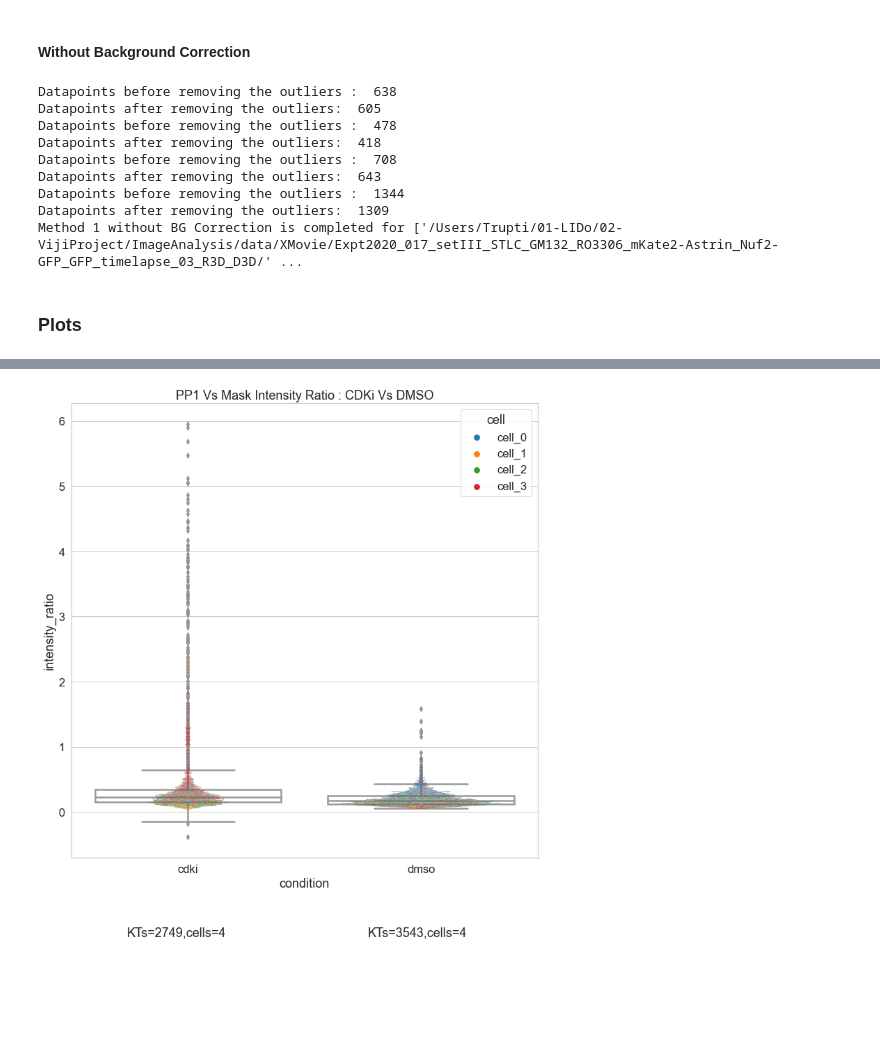
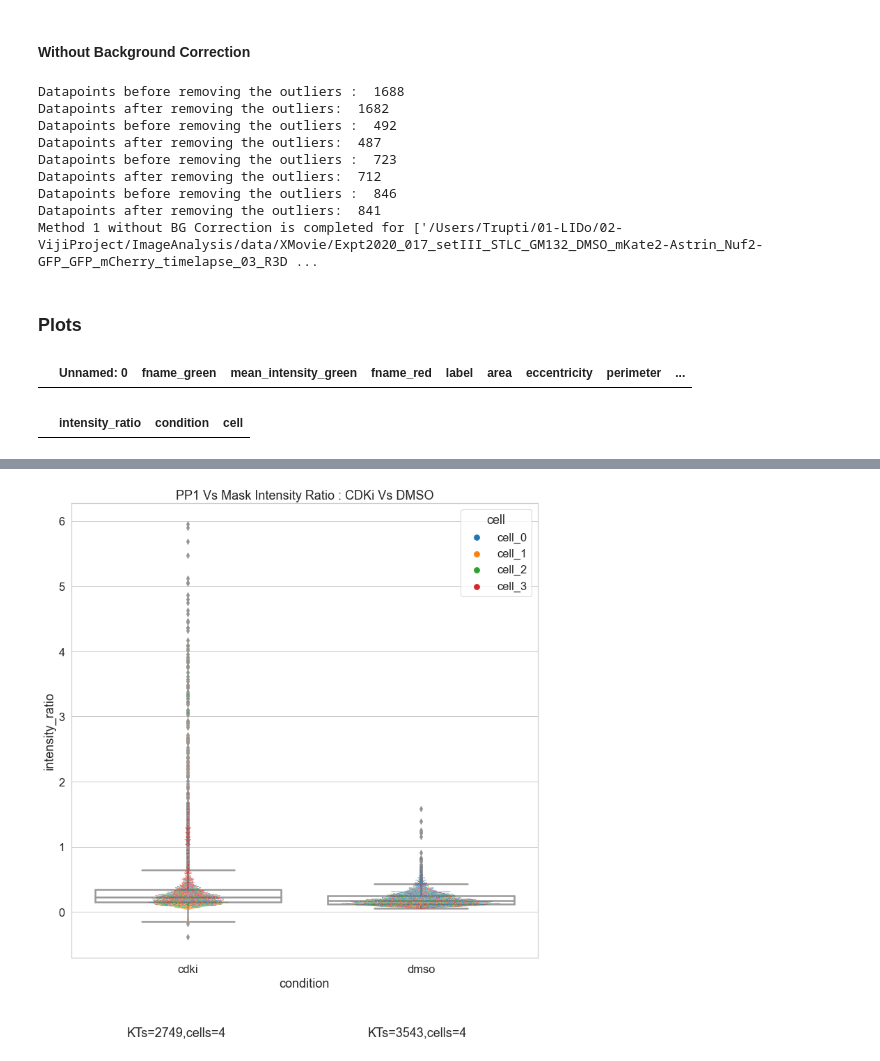
Before and after one commit to TruptiAG/ImageAnalysis, a Jupyter notebook: Analysis-Method1.ipynb, the cells around one changed output, grey strips where cells are left out. Drawn from its saved outputs; the diff is of its cells as text; code cells hidden in the pictures; blank space fills up the shorter version.

```diff
--- a/Analysis-Method1.ipynb
+++ b/Analysis-Method1.ipynb
@@ -23,7 +23,8 @@ import os
 # path to the local folder for the notebooks
 BASE_DIR="/Users/Trupti/01-LIDo/02-VijiProject/ImageAnalysis/"
 #path to the image folder.
-IMAGE_DIR=BASE_DIR + "data/XMovie/"#os.path.join(path,"data","")
+IMAGE_DIR=BASE_DIR + "data/XMovie/"
+CSV_DIR = BASE_DIR + "AnalysisMethods/AnalysisResults/XMovie/csvs/"
 # %% [markdown]
 #### A List for the Images Folders
 # %%
@@ -73,30 +85,39 @@ Method 1 with BG Correction is completed for ['/Users/Trupti/01-LIDo/02-VijiProj
 # %%
 # uncomment the path for dmso and cdki and run this cell again
 
-#fol_path=list_cloning(dmso_path)
-fol_path=list_cloning(cdki_path)
+fol_path=list_cloning(dmso_path)
+#fol_path=list_cloning(cdki_path)
 
 for i in range(len(fol_path)):
     df_green,df_red=prewitt_method1_noBG(fol_path[i])
     df_No_bg=pd.merge(df_green, df_red,  how='outer',on=['label','area','eccentricity','perimeter'],suffixes=('_green', '_red'))
     df_No_bg['intensity_ratio'] = df_No_bg['mean_intensity_green']/df_No_bg['mean_intensity_red']
     print("Datapoints before removing the outliers : " ,len(df_No_bg))
-    df_No_bg.to_csv(os.path.join(fol_path[i],'ParticleMeasurements-WithOut_BGCorrection'+'.csv')) # write to csv before removing the outliers
+
+    directory=fol_path[i].split('/')[-2].split('.')[0] # to create a folder per experiment to save csvs
+    path = os.path.join(CSV_DIR, directory)
+    try:
+        os.makedirs(path)
+    except FileExistsError:
+    # directory already exists
+        pass
+
+    df_No_bg.to_csv(CSV_DIR + directory + '/' + 'ParticleMeasurements-WithOut_BGCorrection'+'.csv') # write to csv before removing the outliers
     df_No_bg=outliers(df_No_bg)
-    df_bg.to_csv(os.path.join(fol_path[i],'ParticleMeasurements-OutlierRemoved-WithOut-BGCorrection'+'.csv')) # write to csv after removing the outliers
+    df_bg.to_csv(CSV_DIR + directory + '/' + 'ParticleMeasurements-OutlierRemoved-WithOut-BGCorrection'+'.csv') # write to csv after removing the outliers
     print("Datapoints after removing the outliers: " ,len(df_No_bg))
 
 print("Method 1 without BG Correction is completed for %s folders"%(fol_path))
 # %% [output]
-Datapoints before removing the outliers :  638
-Datapoints after removing the outliers:  605
-Datapoints before removing the outliers :  478
-Datapoints after removing the outliers:  418
-Datapoints before removing the outliers :  708
-Datapoints after removing the outliers:  643
-Datapoints before removing the outliers :  1344
-Datapoints after removing the outliers:  1309
-Method 1 without BG Correction is completed for ['/Users/Trupti/01-LIDo/02-VijiProject/ImageAnalysis/data/XMovie/Expt2020_017_setIII_STLC_GM132_RO3306_mKate2-Astrin_Nuf2-GFP_GFP_timelapse_03_R3D_D3D/' ...
+Datapoints before removing the outliers :  1688
+Datapoints after removing the outliers:  1682
+Datapoints before removing the outliers :  492
+Datapoints after removing the outliers:  487
+Datapoints before removing the outliers :  723
+Datapoints after removing the outliers:  712
+Datapoints before removing the outliers :  846
+Datapoints after removing the outliers:  841
+Method 1 without BG Correction is completed for ['/Users/Trupti/01-LIDo/02-VijiProject/ImageAnalysis/data/XMovie/Expt2020_017_setIII_STLC_GM132_DMSO_mKate2-Astrin_Nuf2-GFP_GFP_mCherry_timelapse_03_R3D ...
 # %% [markdown]
 ### Plots
 # %%
@@ -111,15 +132,21 @@ GRAPH_DIR=BASE_DIR + "AnalysisMethods/AnalysisResults/XMovie/graphs/"
 # dmso vs cdki
 # The paths are for the generated csv files
 
-dmso_path=[IMAGE_DIR + "Expt2020_017_setIII_STLC_GM132_DMSO_mKate2-Astrin_Nuf2-GFP_GFP_mCherry_timelapse_03_R3D_D3D/",
-          IMAGE_DIR + "Expt2020_017_setIII_STLC_GM132_DMSO_mKate2-Astrin_Nuf2-GFP_GFP_mCherry_timelapse_05_R3D_D3D/",
-          IMAGE_DIR + "Expt2020_017_setV_STLC_MG132_DMSO_mKate2-Astrin_Nuf2-GFP_GFP_mCherry_01_R3D_D3D/",
-          IMAGE_DIR + "Expt2020_017_setV_STLC_MG132_DMSO_mKate2-Astrin_Nuf2-GFP_GFP_mCherry_02_R3D_D3D/"]
+dmso_path=[CSV_DIR + "Expt2020_017_setIII_STLC_GM132_DMSO_mKate2-Astrin_Nuf2-GFP_GFP_mCherry_timelapse_03_R3D_D3D/",
+          CSV_DIR + "Expt2020_017_setIII_STLC_GM132_DMSO_mKate2-Astrin_Nuf2-GFP_GFP_mCherry_timelapse_05_R3D_D3D/",
+          CSV_DIR + "Expt2020_017_setV_STLC_MG132_DMSO_mKate2-Astrin_Nuf2-GFP_GFP_mCherry_01_R3D_D3D/",
+          CSV_DIR + "Expt2020_017_setV_STLC_MG132_DMSO_mKate2-Astrin_Nuf2-GFP_GFP_mCherry_02_R3D_D3D/"]
 
-cdki_path=[IMAGE_DIR + "Expt2020_017_setIII_STLC_GM132_RO3306_mKate2-Astrin_Nuf2-GFP_GFP_timelapse_03_R3D_D3D/",
-          IMAGE_DIR + "Expt2020_017_setIII_STLC_GM132_RO3306_mKate2-Astrin_Nuf2-GFP_GFP_timelapse_05_R3D_D3D/",
-          IMAGE_DIR + "Expt2020_017_setV_STLC_MG132_RO_mKate2-Astrin_Nuf2-GFP_GFP_mCherry_03_R3D_D3D/",
-          IMAGE_DIR + "Expt2020_017_setV_STLC_MG132_RO_mKate2-Astrin_Nuf2-GFP_GFP_mCherry_04_R3D_D3D/"]
+cdki_path=[CSV_DIR + "Expt2020_017_setIII_STLC_GM132_RO3306_mKate2-Astrin_Nuf2-GFP_GFP_timelapse_03_R3D_D3D/",
+          CSV_DIR + "Expt2020_017_setIII_STLC_GM132_RO3306_mKate2-Astrin_Nuf2-GFP_GFP_timelapse_05_R3D_D3D/",
+          CSV_DIR + "Expt2020_017_setV_STLC_MG132_RO_mKate2-Astrin_Nuf2-GFP_GFP_mCherry_03_R3D_D3D/",
+          CSV_DIR + "Expt2020_017_setV_STLC_MG132_RO_mKate2-Astrin_Nuf2-GFP_GFP_mCherry_04_R3D_D3D/"]
+# %%
+cdki_path[1]
+df_cdki_bg=pd.read_csv(cdki_path[i]+'ParticleMeasurements-OutlierRemoved-WithBGCorrection.csv')
+df_cdki_bg.head()
+# %% [output]
+|  | Unnamed: 0 | fname_green | mean_intensity_green | fname_red | label | area | eccentricity | perimeter | ... |
 # %%
 # read both csvs to a dataframe
 cell_count=0
@@ -140,6 +167,10 @@ for i in range(len(cdki_path)): # change this number depending upon the number o
     df_graph=pd.concat([df_graph,df_temp_cdki,df_temp_dmso],ignore_index=True)
 
     cell_count+=1
+# %%
+df_graph.head()
+# %% [output]
+|  | intensity_ratio | condition | cell |
 # %%
 # count the number of KTs in CDKi and DMSO
 cdki = df_graph[df_graph['condition']=='cdki'].shape[0]
```
Also changed, not shown: parts of 3 cells of this notebook, 44 other files.
